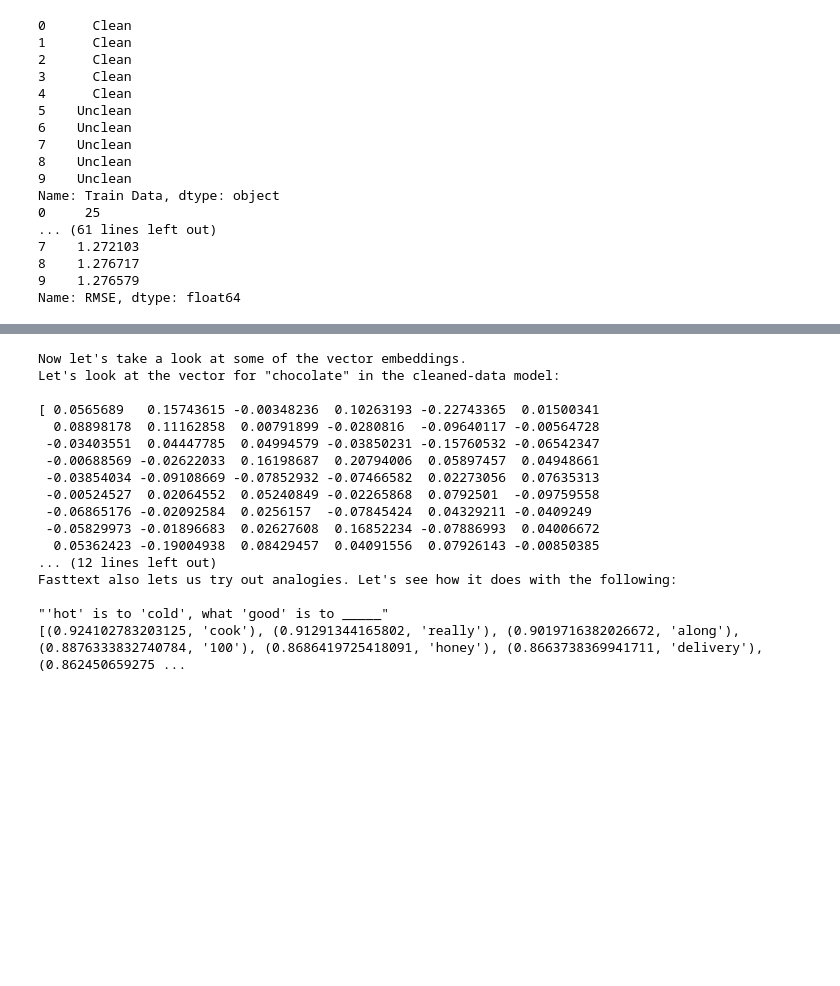
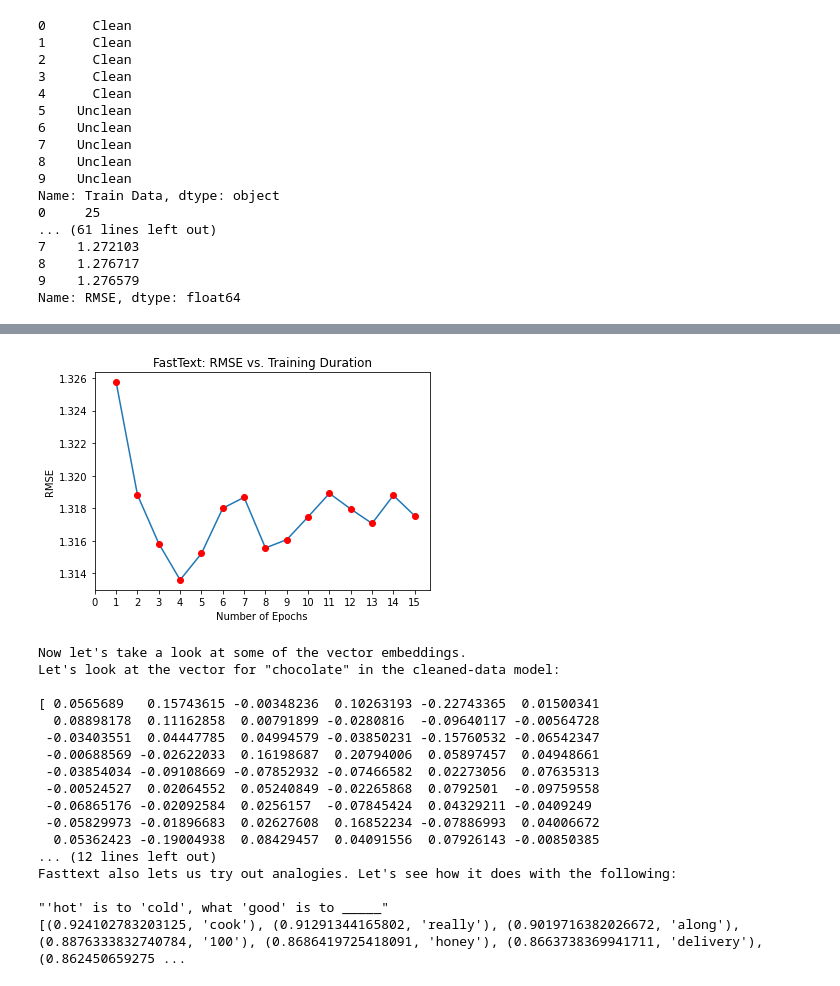
Before and after one commit to nbso13/comparing_embeddings, a Jupyter notebook: fasttext_bradley/fasttext_evalutation.ipynb, the cells around one changed output, grey strips where cells are left out. Cells and saved outputs as stored; diff of their text form; code cells hidden in the pictures; blank space fills up the shorter version.

```diff
--- a/fasttext_bradley/fasttext_evalutation.ipynb
+++ b/fasttext_bradley/fasttext_evalutation.ipynb
@@ -355,3 +341,20 @@ ValueError: x and y must have same first dimension, but have shapes (15,) and (5
+# %%
+epochs = [1,2,3,4,5,6,7,8,9,10,11,12,13,14,15]
+# recall, guesses2 has our 15 models' outputs, A2 and RMSE2 have the metrics
+
+Xs = epochs
+Ys = RMSE2
+
+plt.plot(Xs, Ys)
+plt.plot(Xs, Ys, 'ro')
+plt.xticks(range(0,16))
+plt.title('FastText: RMSE vs. Training Duration')
+plt.xlabel('Number of Epochs')
+plt.ylabel('RMSE')
+
+plt.savefig('ft training v accuracy.png')
+# %% [output]
+[figure, added]
 # %%
 print("Now let's take a look at some of the vector embeddings.")
 print("Let's look at the vector for \"chocolate\" in the cleaned-data model:\n")
```
Also changed, not shown: parts of 9 cells of this notebook, 6 other files.
